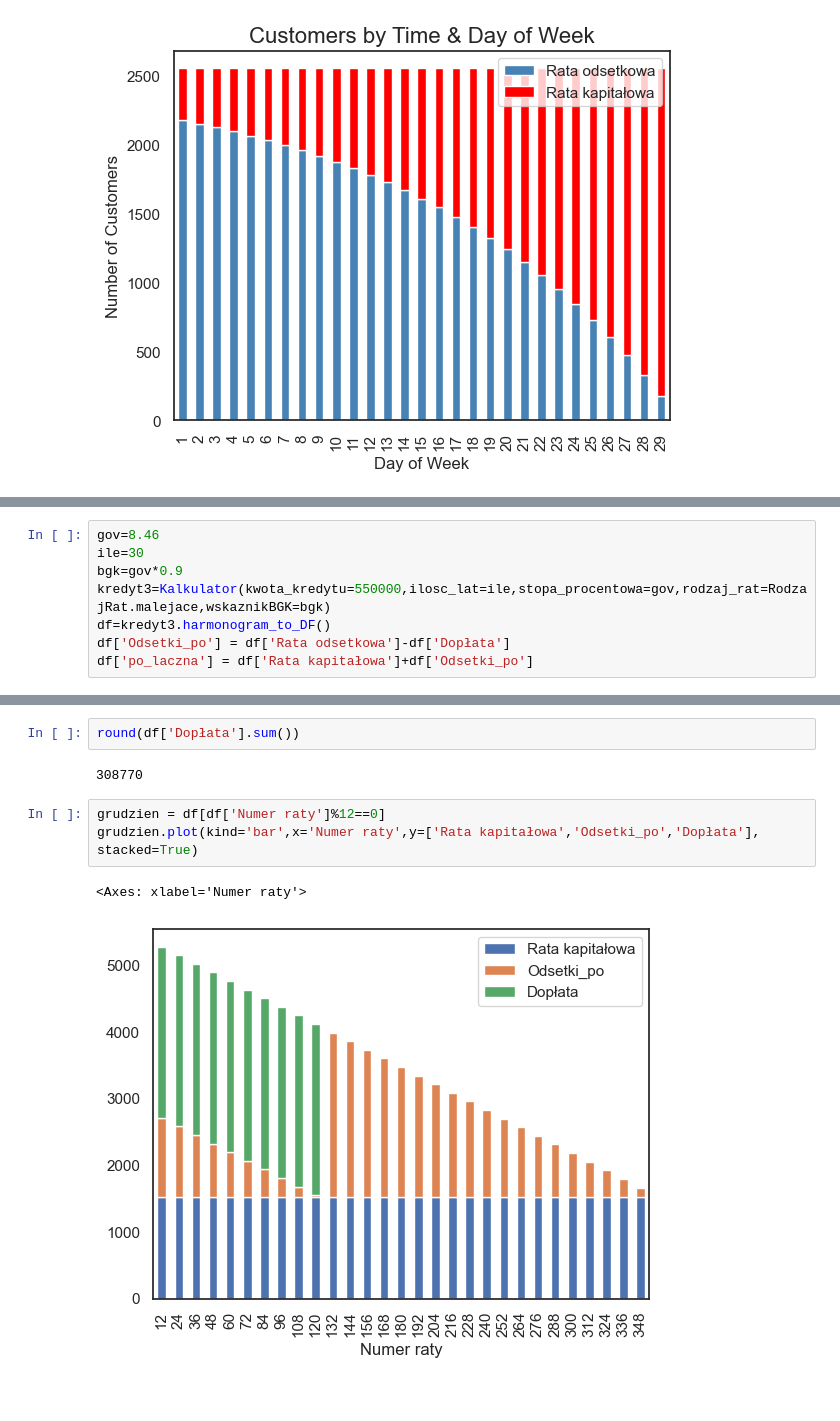
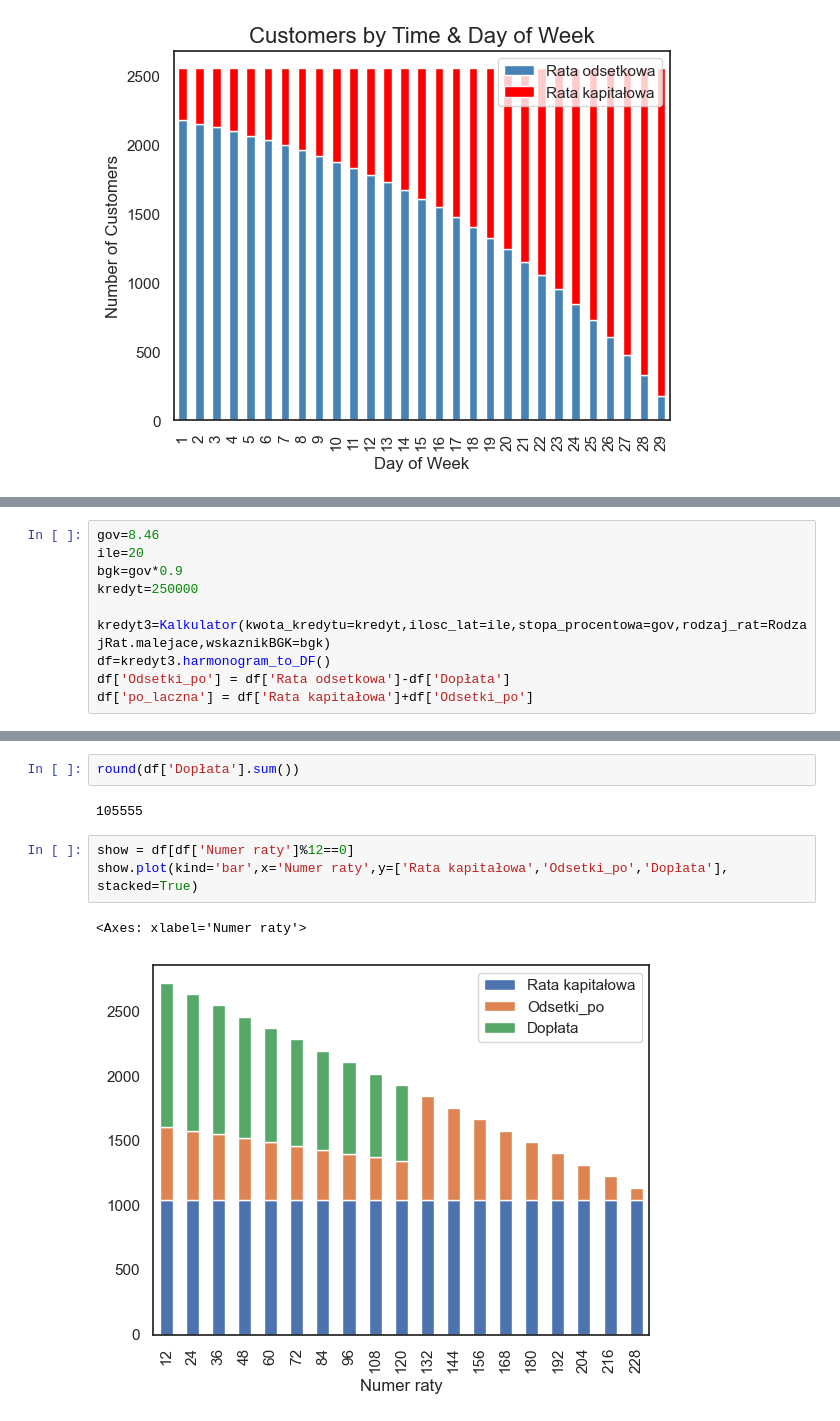
Before and after one commit to krawczyk071/kalkulator, a Jupyter notebook: my/preview.ipynb, the cells around one changed output, grey strips where cells are left out. Cells and saved outputs as stored; diff of their text form.

```diff
--- a/my/preview.ipynb
+++ b/my/preview.ipynb
@@ -62,8 +62,10 @@ show.plot(kind='bar',x='rok',y=['Rata odsetkowa','Rata kapitałowa'], stacked=Tr
 # %%
 gov=8.46
-ile=30
+ile=20
 bgk=gov*0.9
-kredyt3=Kalkulator(kwota_kredytu=550000,ilosc_lat=ile,stopa_procentowa=gov,rodzaj_rat=RodzajRat.malejace,wskaznikBGK=bgk)
+kredyt=250000
+
+kredyt3=Kalkulator(kwota_kredytu=kredyt,ilosc_lat=ile,stopa_procentowa=gov,rodzaj_rat=RodzajRat.malejace,wskaznikBGK=bgk)
 df=kredyt3.harmonogram_to_DF()
 df['Odsetki_po'] = df['Rata odsetkowa']-df['Dopłata']
 df['po_laczna'] = df['Rata kapitałowa']+df['Odsetki_po']
@@ -86,12 +88,12 @@ df
 # %%
 round(df['Dopłata'].sum())
 # %% [output]
-308770
+105555
 # %%
-grudzien = df[df['Numer raty']%12==0]
-grudzien.plot(kind='bar',x='Numer raty',y=['Rata kapitałowa','Odsetki_po','Dopłata'], stacked=True)
+show = df[df['Numer raty']%12==0]
+show.plot(kind='bar',x='Numer raty',y=['Rata kapitałowa','Odsetki_po','Dopłata'], stacked=True)
 # %% [output]
 <Axes: xlabel='Numer raty'>
-[figure, old version]
+[figure, new version]
 # %%
 po=df.loc[120,'Kapitał na początku okresu']
```
Also changed, not shown: parts of 4 cells of this notebook, 1 other file.
